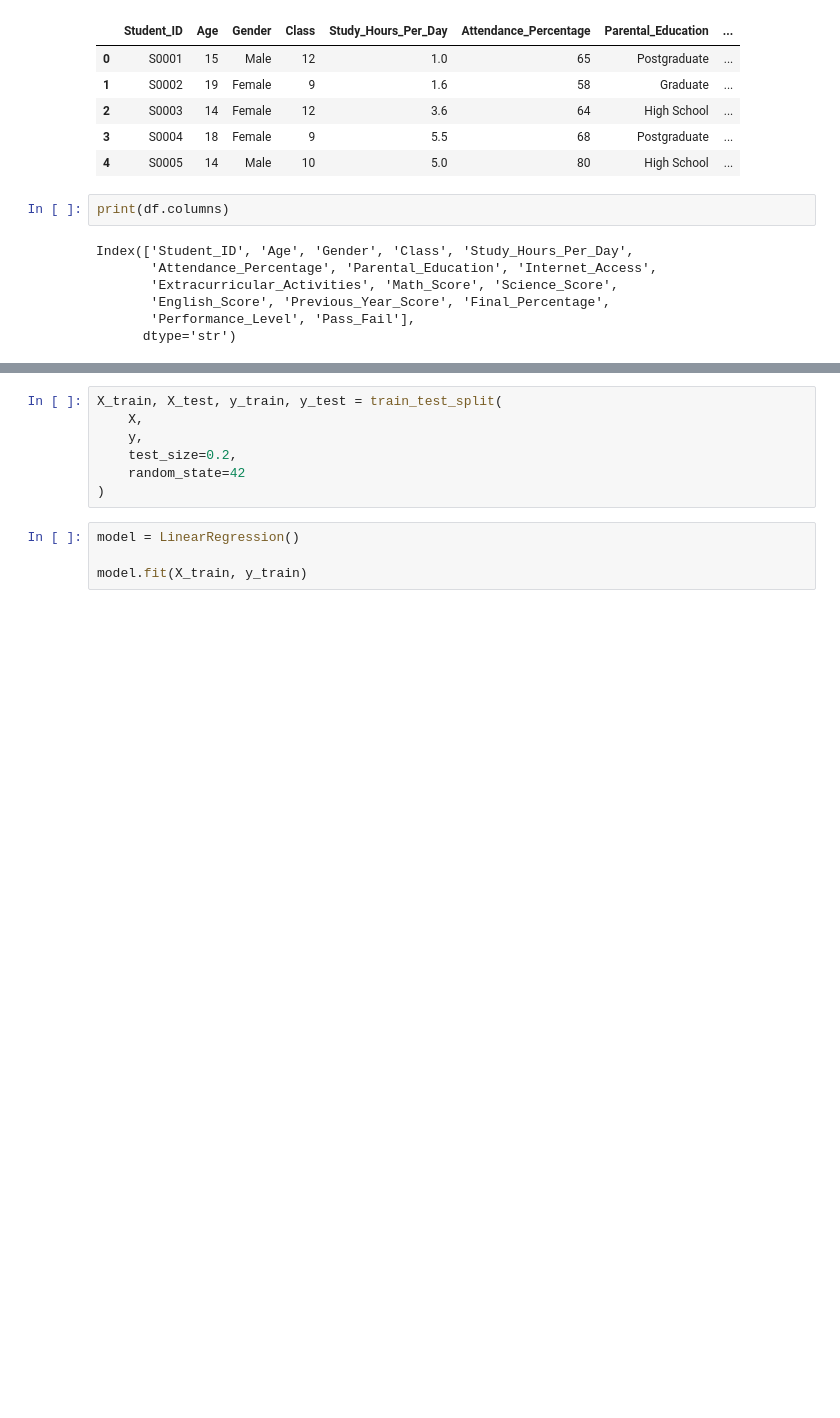
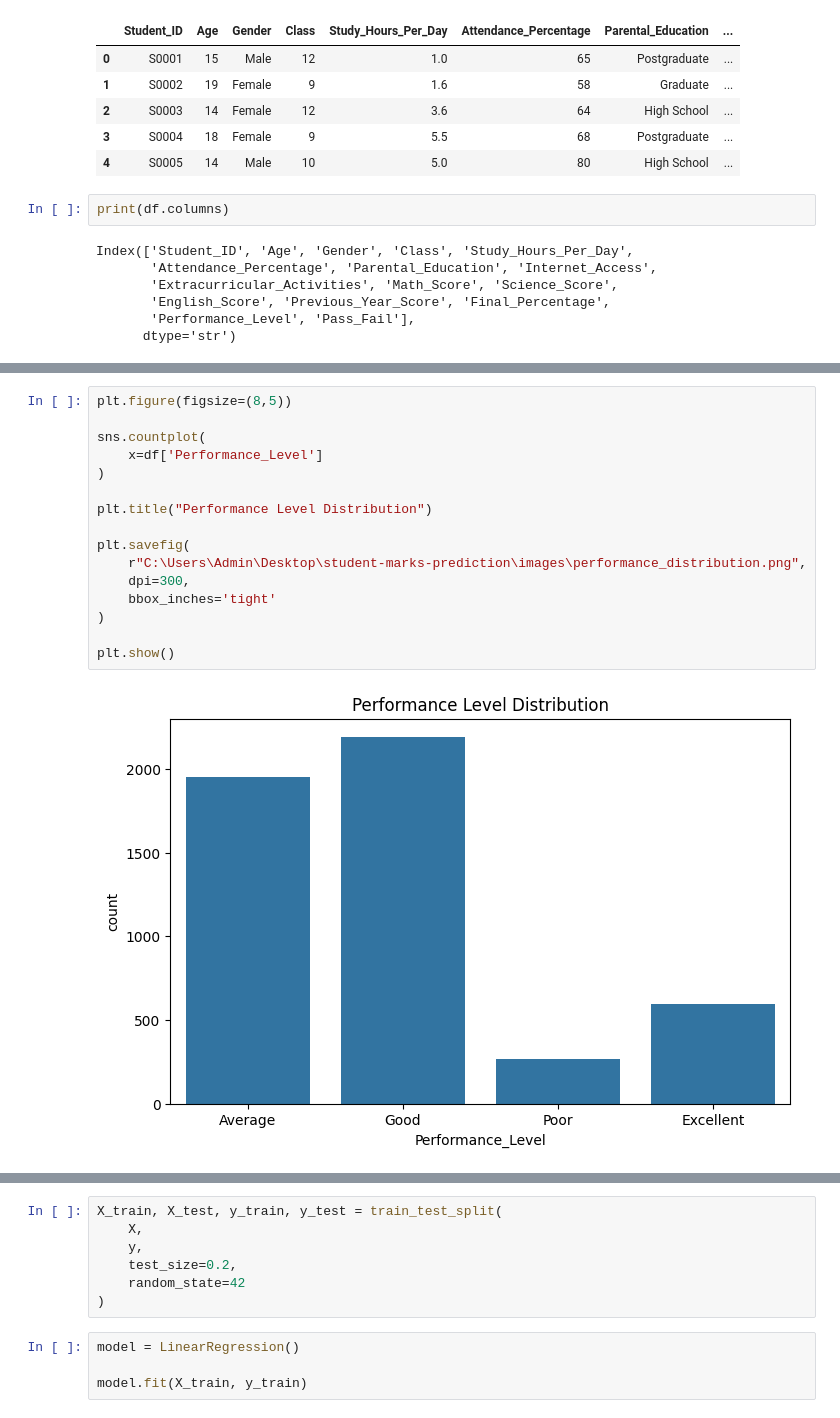
Before and after one commit to kiruthika-baskaran/student-marks-prediction, a Jupyter notebook: notebook/student_analysis.ipynb, the cells around one changed output, grey strips where cells are left out. Saved outputs shown, nothing was run; the diff lists cells and outputs as text; blank space fills up the shorter version.

```diff
--- a/notebook/student_analysis.ipynb
+++ b/notebook/student_analysis.ipynb
@@ -103,3 +71,21 @@ plt.savefig(
+# %%
+plt.figure(figsize=(8,5))
+
+sns.countplot(
+    x=df['Performance_Level']
+)
+
+plt.title("Performance Level Distribution")
+
+plt.savefig(
+    r"C:\Users\Admin\Desktop\student-marks-prediction\images\performance_distribution.png",
+    dpi=300,
+    bbox_inches='tight'
+)
+
+plt.show()
+# %% [output]
+[figure, added]
 # %%
 plt.figure(figsize=(10,6))
 
```
Also changed, not shown: parts of 13 cells of this notebook, 4 other files.
